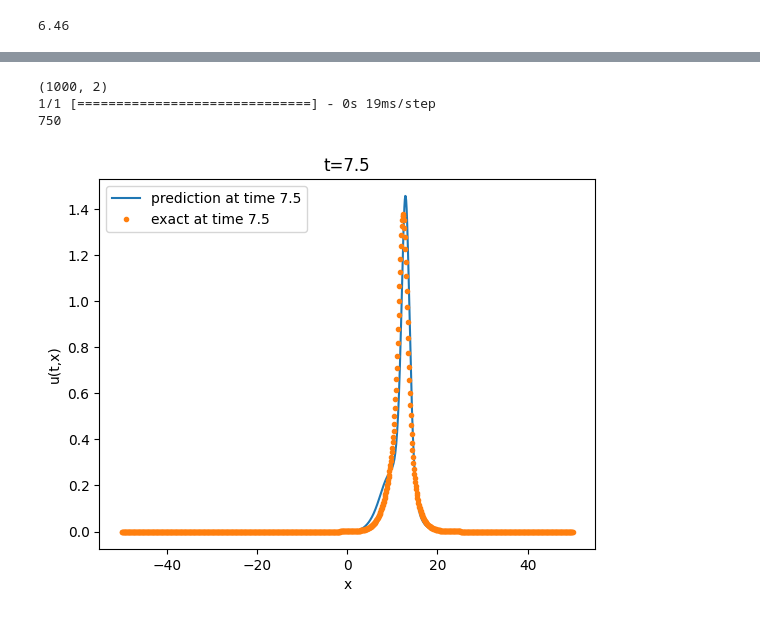
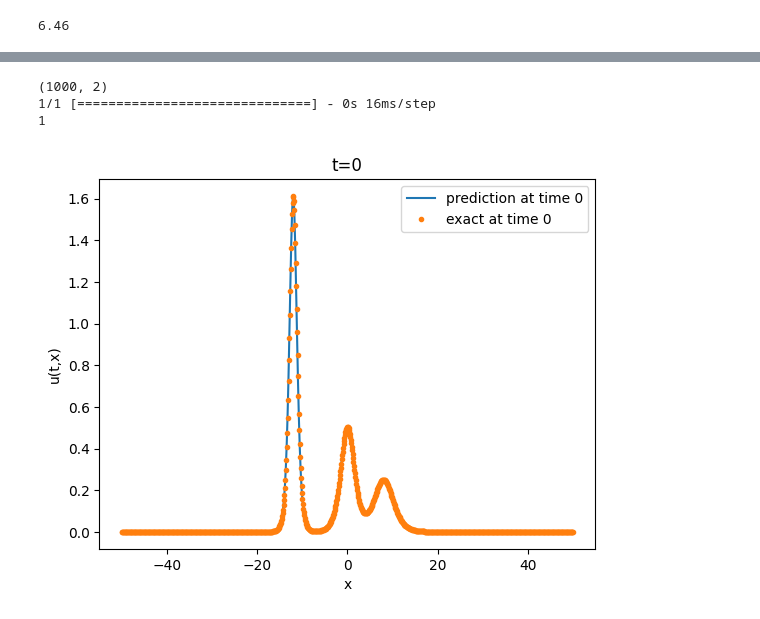
Before and after one commit to naiaseh/Trunk, a Jupyter notebook: PinnNew/KdV.ipynb, the cells around one changed output, grey strips where cells are left out. Saved outputs shown, nothing was run; the diff lists cells and outputs as text; code cells hidden in the pictures.

```diff
--- a/PinnNew/KdV.ipynb
+++ b/PinnNew/KdV.ipynb
@@ -185,12 +168,0 @@ print(' dx is',dx/dt)
-# %%
-x_flat = np.linspace(x_start, length, nx)
-t_flat = np.linspace(0, time, nt)
-x_flat = tf.convert_to_tensor(x_flat)
-t_flat = tf.convert_to_tensor(t_flat)
-t_, x_ = tf.meshgrid(t_flat, x_flat)
-tx_samples = tf.concat((tf.reshape(t_, (-1, 1)), tf.reshape(x_, (-1, 1))), axis=1)
-# tx = tf.convert_to_tensor(tx)
-print(type(t_))
-solution = phi_function_PBC(tx_samples,nx,nt)
-print(solution.shape)
-print(x_flat.shape)
@@ -333,5 +240,5 @@ plot_KdV_model(pinn.backbone, x_start,length, time, -2.5, 1.5, save_path = None,
 # %%
-def plot_snapshots(timeList,num_test_samples = 1000):
+def plot_snapshots(timeList,num_test_samples = 1000, phi_function = phi_function):
     x_flat = np.linspace(x_start, length, num_test_samples)
     t_flat = np.linspace(0, time, num_test_samples)
     x_flat = tf.convert_to_tensor(x_flat)
@@ -355,10 +262,3 @@ def plot_snapshots(timeList,num_test_samples = 1000):
         plt.xlabel('x')
         plt.ylabel('u(t,x)')
     return
-# %%
-plot_snapshots([7.5])
-# %% [output]
-(1000, 2)
-1/1 [==============================] - 0s 19ms/step
-750
-[figure, removed]
@@ -380,0 +265,7 @@ for ind,f in enumerate(tx_init):
+# %%
+plot_snapshots([0], phi_function = phi_function_solitonsAdded)
+# %% [output]
+(1000, 2)
+1/1 [==============================] - 0s 16ms/step
+1
+[figure, added]
```
Also changed, not shown: parts of 36 cells of this notebook.
